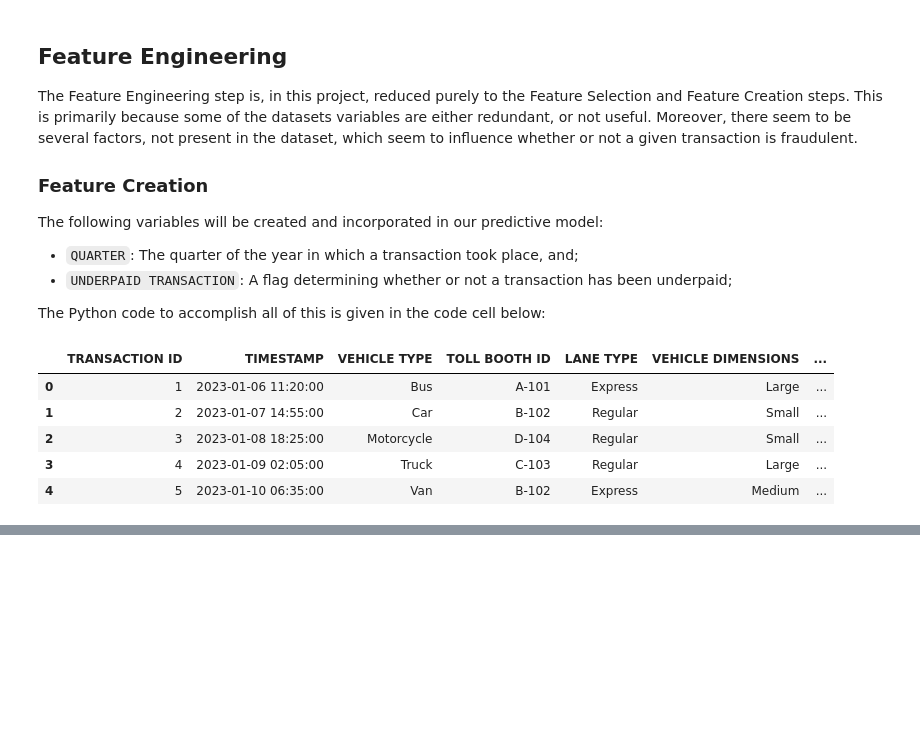
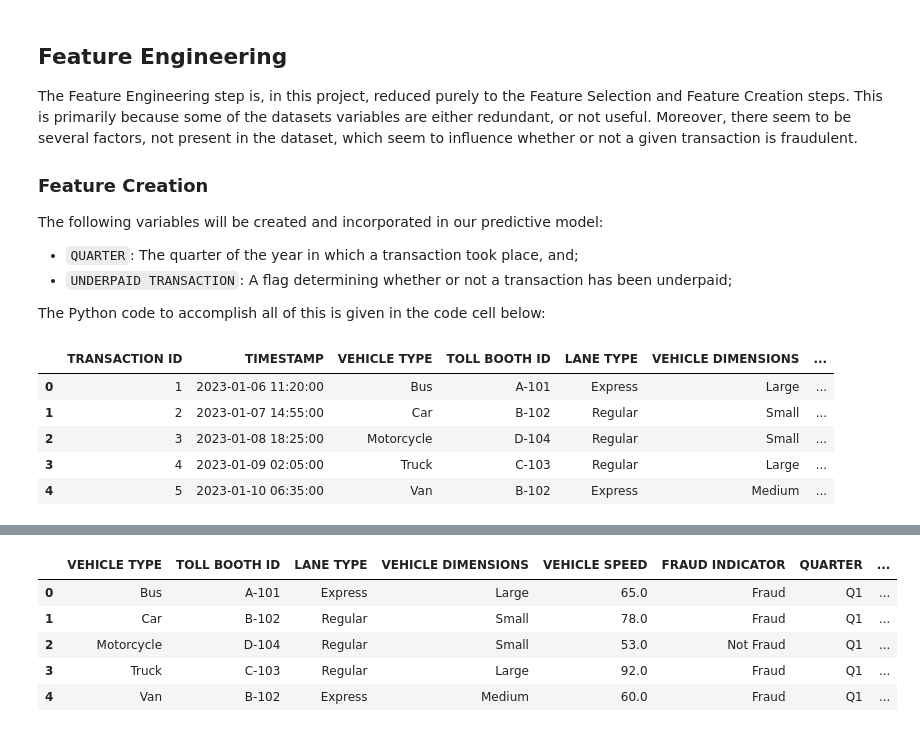
Before and after one commit to mzakariaz/MIP-Machine-Learning-Project-2, a Jupyter notebook: notebook.ipynb, the cells around one changed output, grey strips where cells are left out. Cells and saved outputs as stored; diff of their text form; code cells hidden in the pictures; blank space fills up the shorter version.

```diff
--- a/notebook.ipynb
+++ b/notebook.ipynb
@@ -369,0 +382,13 @@ df.head()
+# %%
+# Drop the redundant features
+df.drop(columns = ["TRANSACTION ID", "TIMESTAMP", "TRANSACTION AMOUNT", "AMOUNT PAID", "GEOGRAPHICAL LOCATION", "VEHICLE PLATE NUMBER"], inplace = True)
+
+# Print the first few rows of the resulting dataset
+df.head()
+# %% [output]
+|  | VEHICLE TYPE | TOLL BOOTH ID | LANE TYPE | VEHICLE DIMENSIONS | VEHICLE SPEED | FRAUD INDICATOR | QUARTER | ... |
+| 0 | Bus | A-101 | Express | Large | 65.0 | Fraud | Q1 | ... |
+| 1 | Car | B-102 | Regular | Small | 78.0 | Fraud | Q1 | ... |
+| 2 | Motorcycle | D-104 | Regular | Small | 53.0 | Not Fraud | Q1 | ... |
+| 3 | Truck | C-103 | Regular | Large | 92.0 | Fraud | Q1 | ... |
+| 4 | Van | B-102 | Express | Medium | 60.0 | Fraud | Q1 | ... |
```
Also changed, not shown: parts of 13 cells of this notebook.
